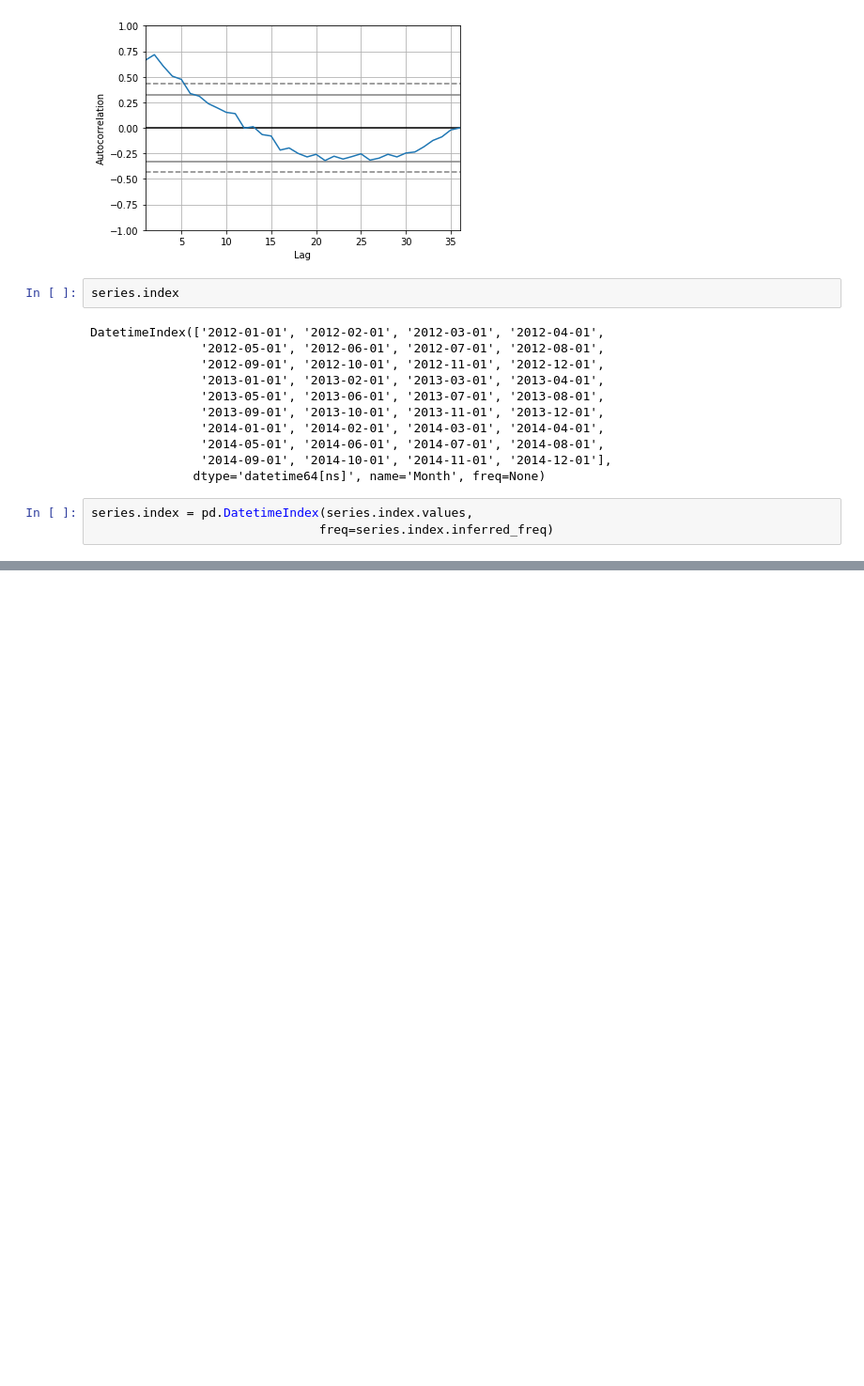
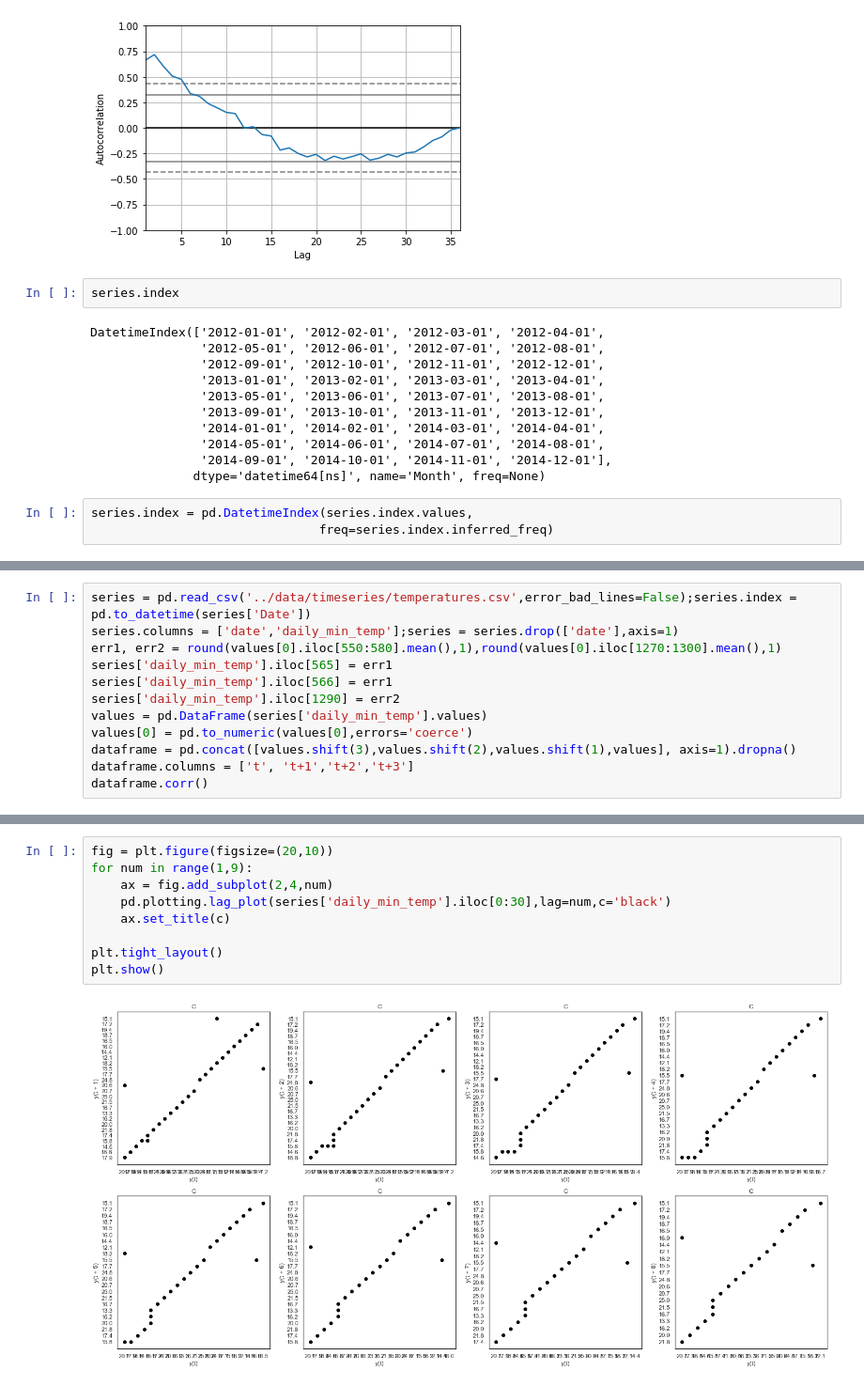
Before and after one commit to kimrharper/thinkful, a Jupyter notebook: capstone/demo-timeseries.ipynb, the cells around one changed output, grey strips where cells are left out. Shown: that part at 94% size. Cells and saved outputs as stored; diff of their text form; blank space fills up the shorter version.

Commit message:
added code for various ways to visualize and show timeseries metrics

```diff
--- a/capstone/demo-timeseries.ipynb
+++ b/capstone/demo-timeseries.ipynb
@@ -154,0 +123,12 @@ NameError: name 'rmse' is not defined
+# %%
+series = pd.read_csv('../data/timeseries/temperatures.csv',error_bad_lines=False);series.index = pd.to_datetime(series['Date'])
+series.columns = ['date','daily_min_temp'];series = series.drop(['date'],axis=1)
+err1, err2 = round(values[0].iloc[550:580].mean(),1),round(values[0].iloc[1270:1300].mean(),1)
+series['daily_min_temp'].iloc[565] = err1
+series['daily_min_temp'].iloc[566] = err1
+series['daily_min_temp'].iloc[1290] = err2
+values = pd.DataFrame(series['daily_min_temp'].values)
+values[0] = pd.to_numeric(values[0],errors='coerce')
+dataframe = pd.concat([values.shift(3),values.shift(2),values.shift(1),values], axis=1).dropna()
+dataframe.columns = ['t', 't+1','t+2','t+3']
+dataframe.corr()
@@ -154,0 +153,11 @@ NameError: name 'rmse' is not defined
+# %%
+fig = plt.figure(figsize=(20,10))
+for num in range(1,9):
+    ax = fig.add_subplot(2,4,num)
+    pd.plotting.lag_plot(series['daily_min_temp'].iloc[0:30],lag=num,c='black')
+    ax.set_title(c)
+
+plt.tight_layout()
+plt.show()
+# %% [output]
+[figure, added]
```
Also changed, not shown: parts of 14 cells of this notebook.
